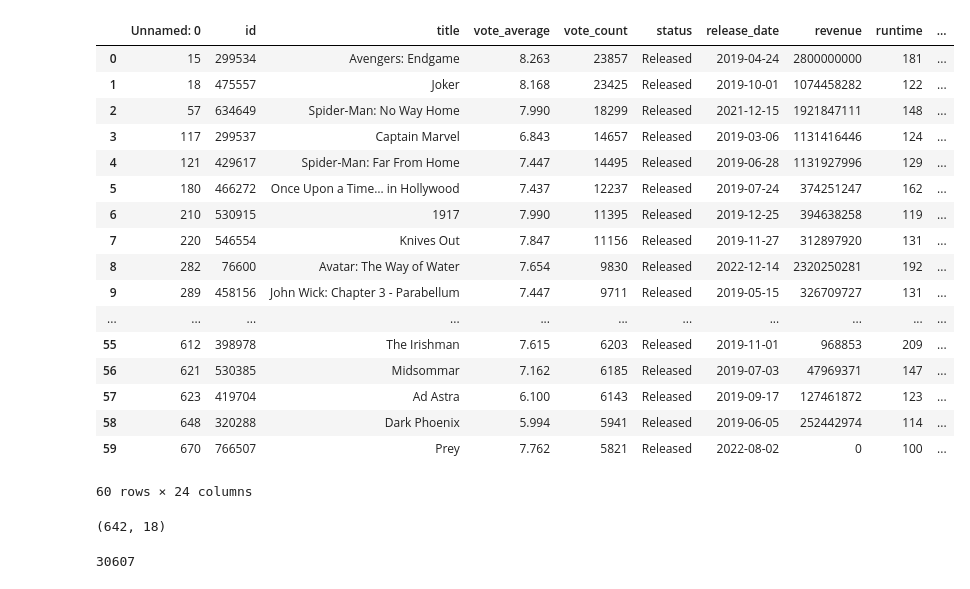
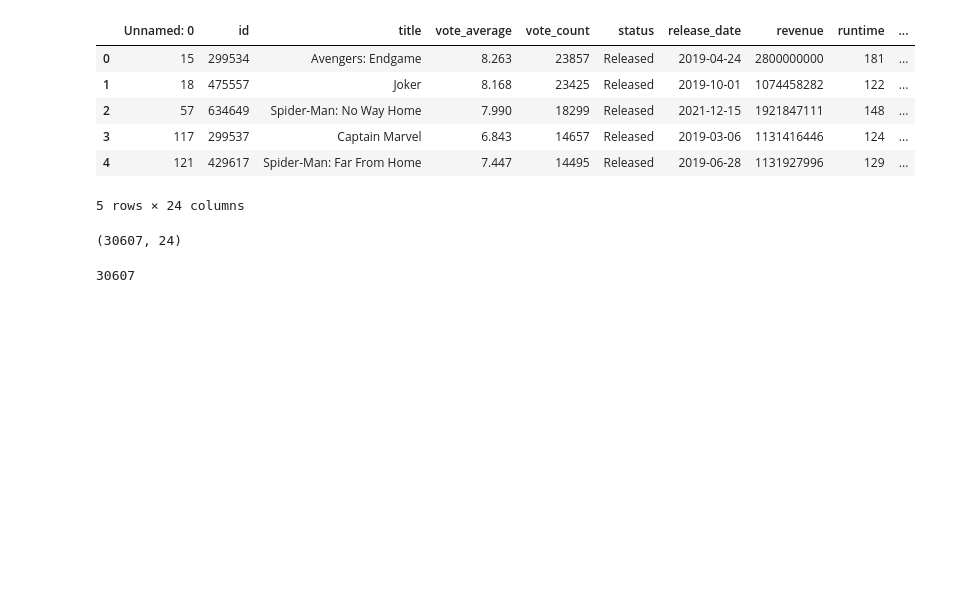
Before and after one commit to petrarkaselin/mid_project, a Jupyter notebook: notebooks/cleaning_dataset_v1.ipynb, the cells around one changed output. Cells and saved outputs as stored; diff of their text form; code cells hidden in the pictures; blank space fills up the shorter version.

Commit message:
added cleaned data

```diff
--- a/notebooks/cleaning_dataset_v1.ipynb
+++ b/notebooks/cleaning_dataset_v1.ipynb
@@ -4,32 +4,21 @@ import seaborn as sns
 import matplotlib.pyplot as plt
 import numpy as np
 # %%
-df = pd.read_csv('../data/TMDB_movie_dataset_v1.csv')
+df = pd.read_csv('../data_raw/TMDB_movie_dataset_v1.csv')
 # %%
-df.head(60)
+df.head()
 # %% [output]
 |  | Unnamed: 0 | id | title | vote_average | vote_count | status | release_date | revenue | runtime | ... |
 | 0 | 15 | 299534 | Avengers: Endgame | 8.263 | 23857 | Released | 2019-04-24 | 2800000000 | 181 | ... |
 | 1 | 18 | 475557 | Joker | 8.168 | 23425 | Released | 2019-10-01 | 1074458282 | 122 | ... |
 | 2 | 57 | 634649 | Spider-Man: No Way Home | 7.990 | 18299 | Released | 2021-12-15 | 1921847111 | 148 | ... |
 | 3 | 117 | 299537 | Captain Marvel | 6.843 | 14657 | Released | 2019-03-06 | 1131416446 | 124 | ... |
 | 4 | 121 | 429617 | Spider-Man: Far From Home | 7.447 | 14495 | Released | 2019-06-28 | 1131927996 | 129 | ... |
-| 5 | 180 | 466272 | Once Upon a Time… in Hollywood | 7.437 | 12237 | Released | 2019-07-24 | 374251247 | 162 | ... |
-| 6 | 210 | 530915 | 1917 | 7.990 | 11395 | Released | 2019-12-25 | 394638258 | 119 | ... |
-| 7 | 220 | 546554 | Knives Out | 7.847 | 11156 | Released | 2019-11-27 | 312897920 | 131 | ... |
-| 8 | 282 | 76600 | Avatar: The Way of Water | 7.654 | 9830 | Released | 2022-12-14 | 2320250281 | 192 | ... |
-| 9 | 289 | 458156 | John Wick: Chapter 3 - Parabellum | 7.447 | 9711 | Released | 2019-05-15 | 326709727 | 131 | ... |
-| ... | ... | ... | ... | ... | ... | ... | ... | ... | ... | ... |
-| 55 | 612 | 398978 | The Irishman | 7.615 | 6203 | Released | 2019-11-01 | 968853 | 209 | ... |
-| 56 | 621 | 530385 | Midsommar | 7.162 | 6185 | Released | 2019-07-03 | 47969371 | 147 | ... |
-| 57 | 623 | 419704 | Ad Astra | 6.100 | 6143 | Released | 2019-09-17 | 127461872 | 123 | ... |
-| 58 | 648 | 320288 | Dark Phoenix | 5.994 | 5941 | Released | 2019-06-05 | 252442974 | 114 | ... |
-| 59 | 670 | 766507 | Prey | 7.762 | 5821 | Released | 2022-08-02 | 0 | 100 | ... |
-60 rows × 24 columns
+5 rows × 24 columns
 # %%
 df.shape
 # %% [output]
-(642, 18)
+(30607, 24)
 # %%
 df['id'].nunique()
 # %% [output]
```
Also changed, not shown: parts of 8 cells of this notebook, 2 other files.
